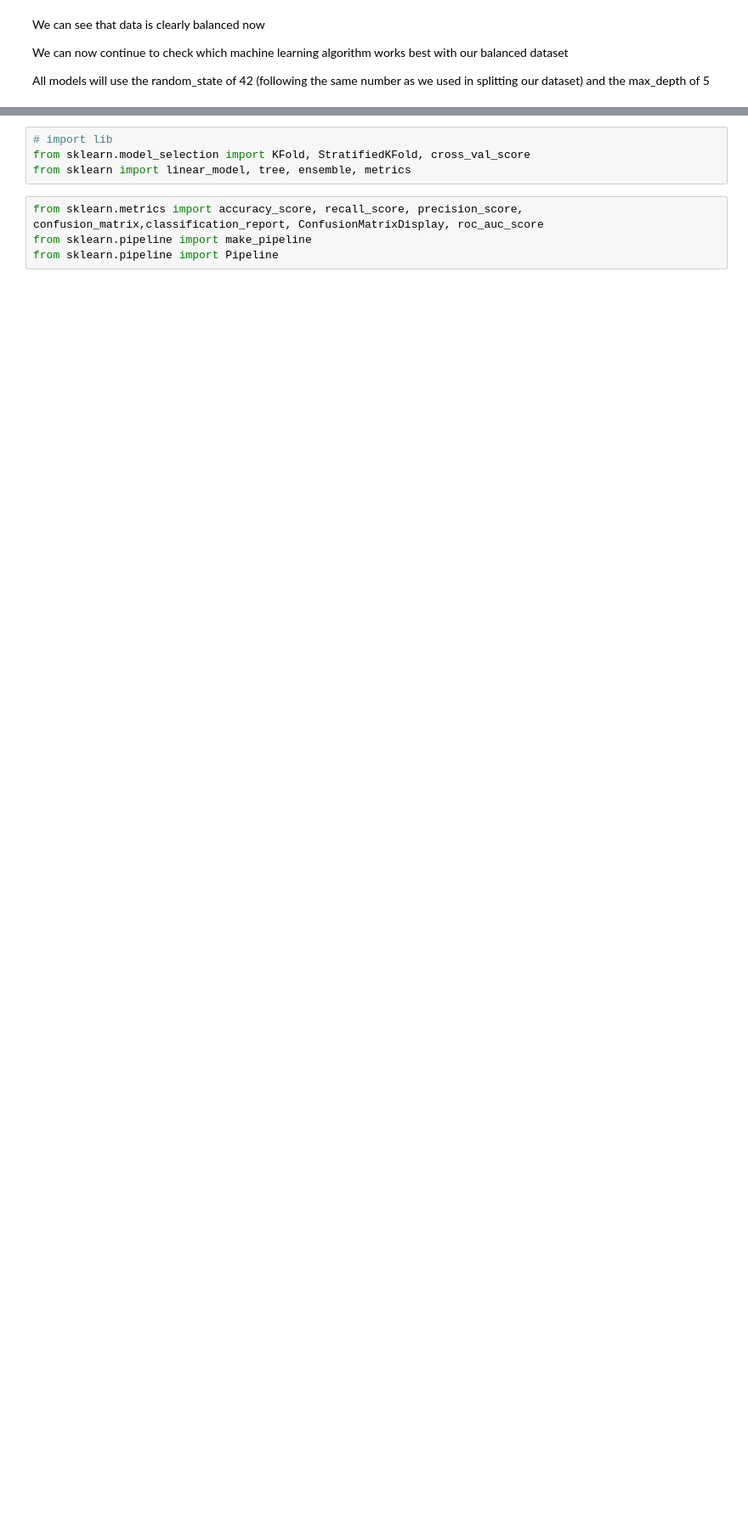
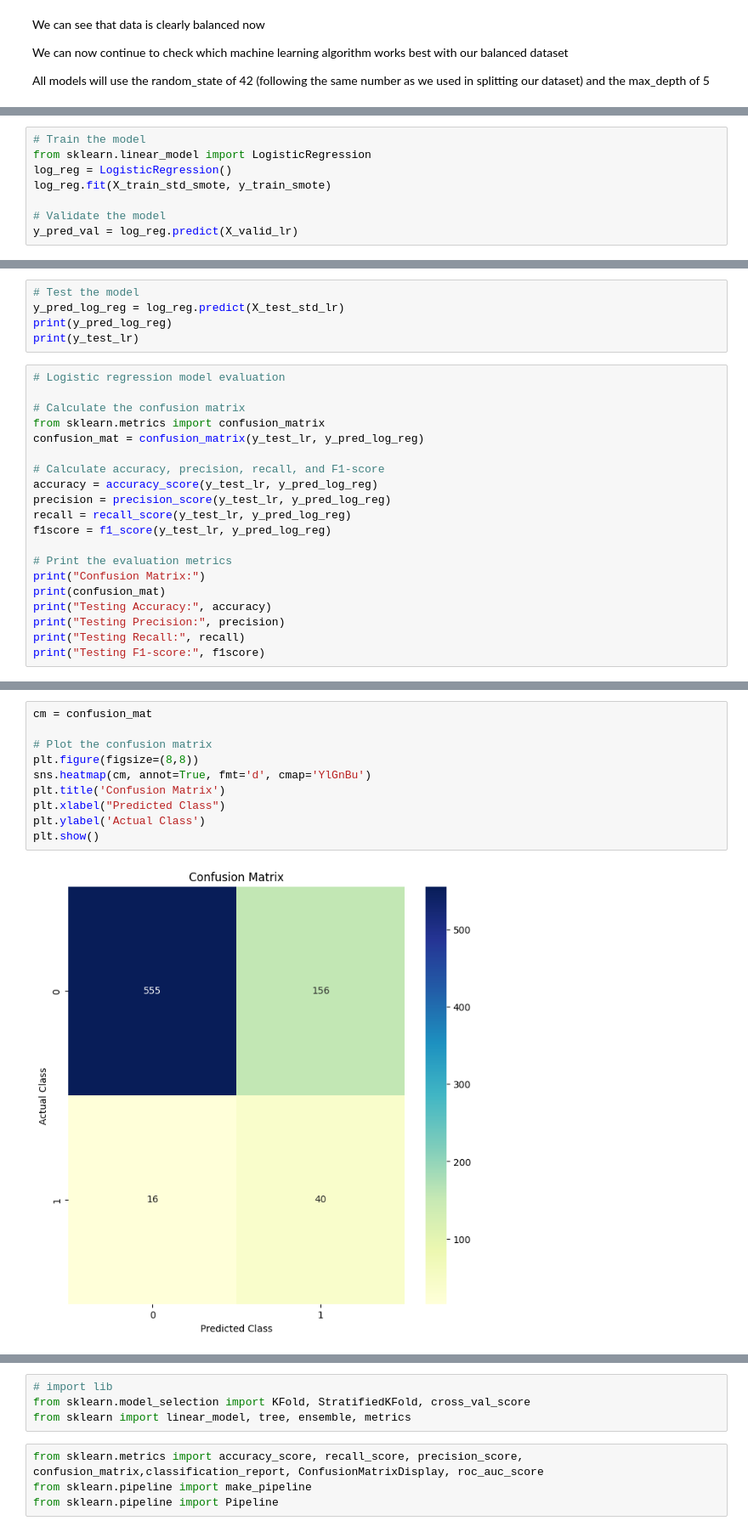
Before and after one commit to Kairos5106/stroke-predictor-machine-learning, a Jupyter notebook: stroke_prediction.ipynb, the cells around one changed output, grey strips where cells are left out. Shown at 85% size. Saved outputs shown, nothing was run; the diff lists cells and outputs as text; blank space fills up the shorter version.

Commit message:
tidy up notebook (a bit), develop logistic regression

```diff
--- a/stroke_prediction.ipynb
+++ b/stroke_prediction.ipynb
@@ -526,0 +539,8 @@ All models will use the random_state of 42 (following the same number as we used
+# %%
+# Train the model
+from sklearn.linear_model import LogisticRegression
+log_reg = LogisticRegression()
+log_reg.fit(X_train_std_smote, y_train_smote)
+
+# Validate the model
+y_pred_val = log_reg.predict(X_valid_lr)
@@ -526,0 +565,25 @@ All models will use the random_state of 42 (following the same number as we used
+# %%
+# Test the model
+y_pred_log_reg = log_reg.predict(X_test_std_lr)
+print(y_pred_log_reg)
+print(y_test_lr)
+# %%
+# Logistic regression model evaluation
+
+# Calculate the confusion matrix
+from sklearn.metrics import confusion_matrix
+confusion_mat = confusion_matrix(y_test_lr, y_pred_log_reg)
+
+# Calculate accuracy, precision, recall, and F1-score
+accuracy = accuracy_score(y_test_lr, y_pred_log_reg)
+precision = precision_score(y_test_lr, y_pred_log_reg)
+recall = recall_score(y_test_lr, y_pred_log_reg)
+f1score = f1_score(y_test_lr, y_pred_log_reg)
+
+# Print the evaluation metrics
+print("Confusion Matrix:")
+print(confusion_mat)
+print("Testing Accuracy:", accuracy)
+print("Testing Precision:", precision)
+print("Testing Recall:", recall)
+print("Testing F1-score:", f1score)
@@ -526,0 +614,12 @@ All models will use the random_state of 42 (following the same number as we used
+# %%
+cm = confusion_mat
+
+# Plot the confusion matrix
+plt.figure(figsize=(8,8))
+sns.heatmap(cm, annot=True, fmt='d', cmap='YlGnBu')
+plt.title('Confusion Matrix')
+plt.xlabel("Predicted Class")
+plt.ylabel('Actual Class')
+plt.show()
+# %% [output]
+[figure, added]
```
Also changed, not shown: parts of 54 cells of this notebook.
